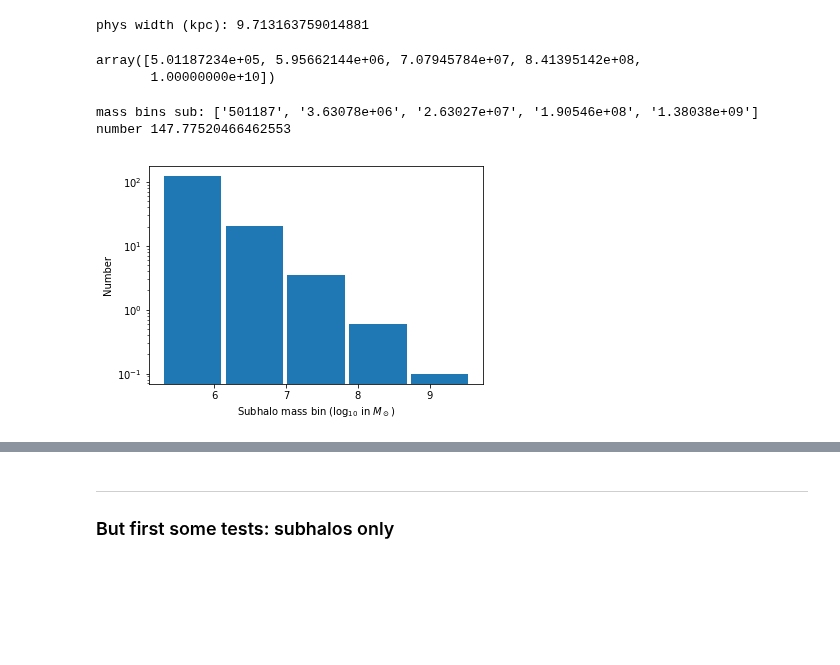
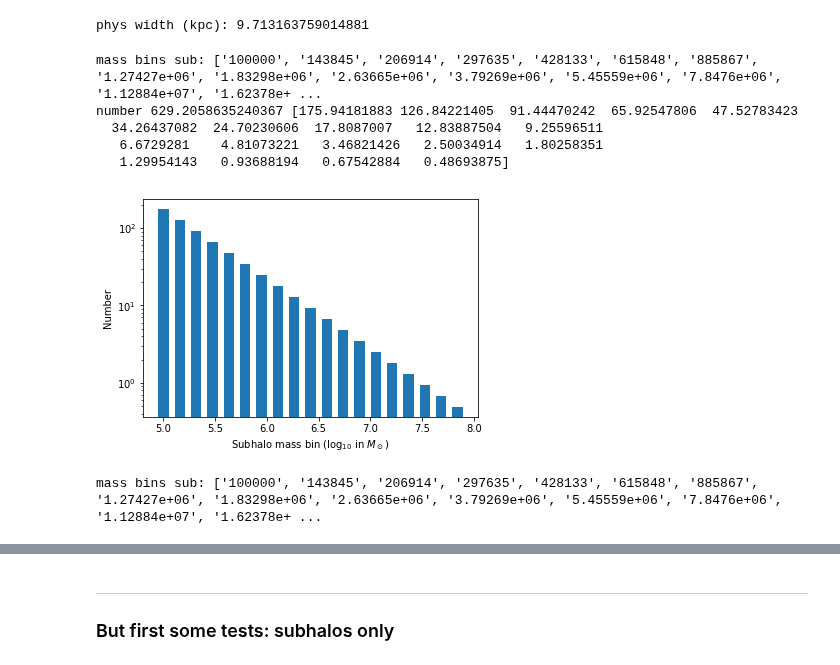
Before and after one commit to acagansengul/interlopers, a Jupyter notebook: effective_convergence.ipynb, the cells around one changed output, grey strips where cells are left out. Drawn from its saved outputs; the diff is of its cells as text; code cells hidden in the pictures; blank space fills up the shorter version.

```diff
--- a/effective_convergence.ipynb
+++ b/effective_convergence.ipynb
@@ -132,23 +183,35 @@ phys width (kpc): 9.713163759014881
+# %%
+Sigma_sub = 0.012 # kpc^-2
+m0 = 1e8 # Msun
+dNdm_sub = lambda m: Sigma_sub / m0 * (m / m0)**-1.9 * phys_width_kpc**2 # 1/Msun
+#dNdm_sub = lambda m: Sigma_sub / m0 * (m / m0)**-1.9 * (np.pi*6.3)**2 #phys_width_kpc**2 # 1/Msun
+# I think we should use the physical width, but not 100% sure
+
+mass_bins_sub = np.logspace(5,8,20)[:-1]
+bin_ratio = mass_bins_sub[1]/mass_bins_sub[0]
+print('mass bins sub:', ['%g'%x for x in mass_bins_sub])
+avg_nums_sub = np.array([quad(dNdm_sub, mass, bin_ratio * mass)[0] for mass in mass_bins_sub])
+plt.bar(np.log10(mass_bins_sub), avg_nums_sub, log=True, width=.1)
+#plt.axhline(1)
+plt.xlabel(r'Subhalo mass bin ($\log_{10}$ in $M_\odot$)')
+plt.ylabel('Number')
+print('number', np.sum(avg_nums_sub), avg_nums_sub)
+# %% [output]
+mass bins sub: ['100000', '143845', '206914', '297635', '428133', '615848', '885867', '1.27427e+06', '1.83298e+06', '2.63665e+06', '3.79269e+06', '5.45559e+06', '7.8476e+06', '1.12884e+07', '1.62378e+ ...
+number 629.2058635240367 [175.94181883 126.84221405  91.44470242  65.92547806  47.52783423
+  34.26437082  24.70230606  17.8087007   12.83887504   9.25596511
+   6.6729281    4.81073221   3.46821426   2.50034914   1.80258351
+   1.29954143   0.93688194   0.67542884   0.48693875]
+[figure, added]
 # %%
-Sigma_sub = 0.012 # kpc^-2
 m0 = 1e8 # Msun
-dNdm_sub = lambda m: Sigma_sub / m0 * (m / m0)**-1.9 * phys_width_kpc**2 # 1/Msun
+dNdm_sub2 = lambda m: 0.125 / m0 * (m / m0)**-1.9 * phys_width_kpc**2 # 1/Msun
+#dNdm_sub = lambda m: Sigma_sub / m0 * (m / m0)**-1.9 * (np.pi*6.3)**2 #phys_width_kpc**2 # 1/Msun
 # I think we should use the physical width, but not 100% sure
+
+# mass_bins_sub = np.logspace(5.7,10,20)[:-1]
+# bin_ratio = mass_bins_sub[1]/mass_bins_sub[0]
+print('mass bins sub:', ['%g'%x for x in mass_bins_sub])
+avg_nums_sub2 = np.array([quad(dNdm_sub2, mass, bin_ratio * mass)[0] for mass in mass_bins_sub])
+# %% [output]
+mass bins sub: ['100000', '143845', '206914', '297635', '428133', '615848', '885867', '1.27427e+06', '1.83298e+06', '2.63665e+06', '3.79269e+06', '5.45559e+06', '7.8476e+06', '1.12884e+07', '1.62378e+ ...
-# %%
-np.logspace(5.7,10,5)
-# %% [output]
-array([5.01187234e+05, 5.95662144e+06, 7.07945784e+07, 8.41395142e+08,
-       1.00000000e+10])
-# %%
-mass_bins_sub = np.logspace(5.7,10,6)[:-1]
-bin_ratio = mass_bins_sub[1]/mass_bins_sub[0]
-print('mass bins sub:', ['%g'%x for x in mass_bins_sub])
-avg_nums_sub = np.array([quad(dNdm_sub, mass, bin_ratio * mass)[0] for mass in mass_bins_sub])
-plt.bar(np.log10(mass_bins_sub), avg_nums_sub, log=True)
-plt.xlabel(r'Subhalo mass bin ($\log_{10}$ in $M_\odot$)')
-plt.ylabel('Number')
-print('number', np.sum(avg_nums_sub))
-# %% [output]
-mass bins sub: ['501187', '3.63078e+06', '2.63027e+07', '1.90546e+08', '1.38038e+09']
-number 147.77520466462553
-[figure, removed]
```
Also changed, not shown: parts of 126 cells of this notebook, 7 other files.
